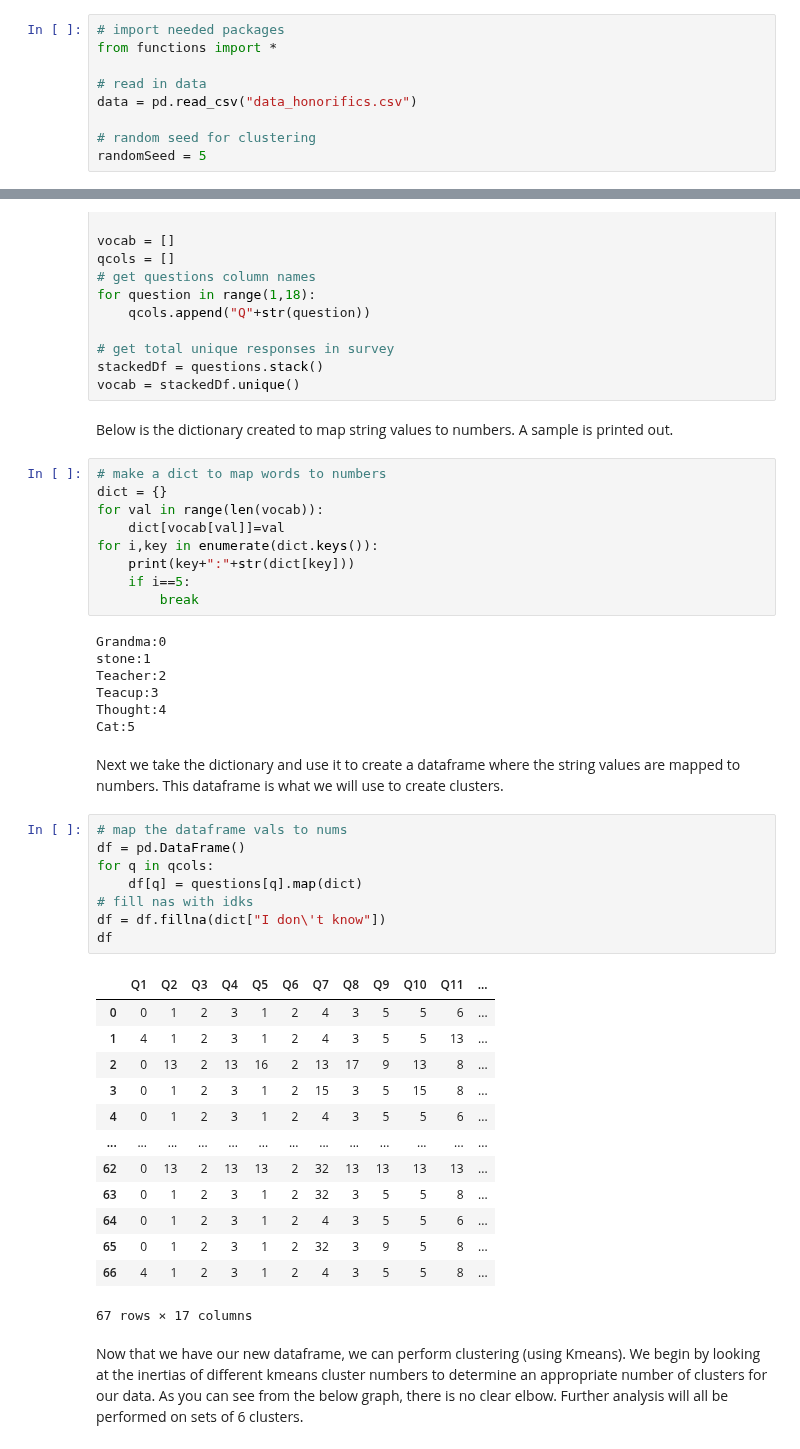
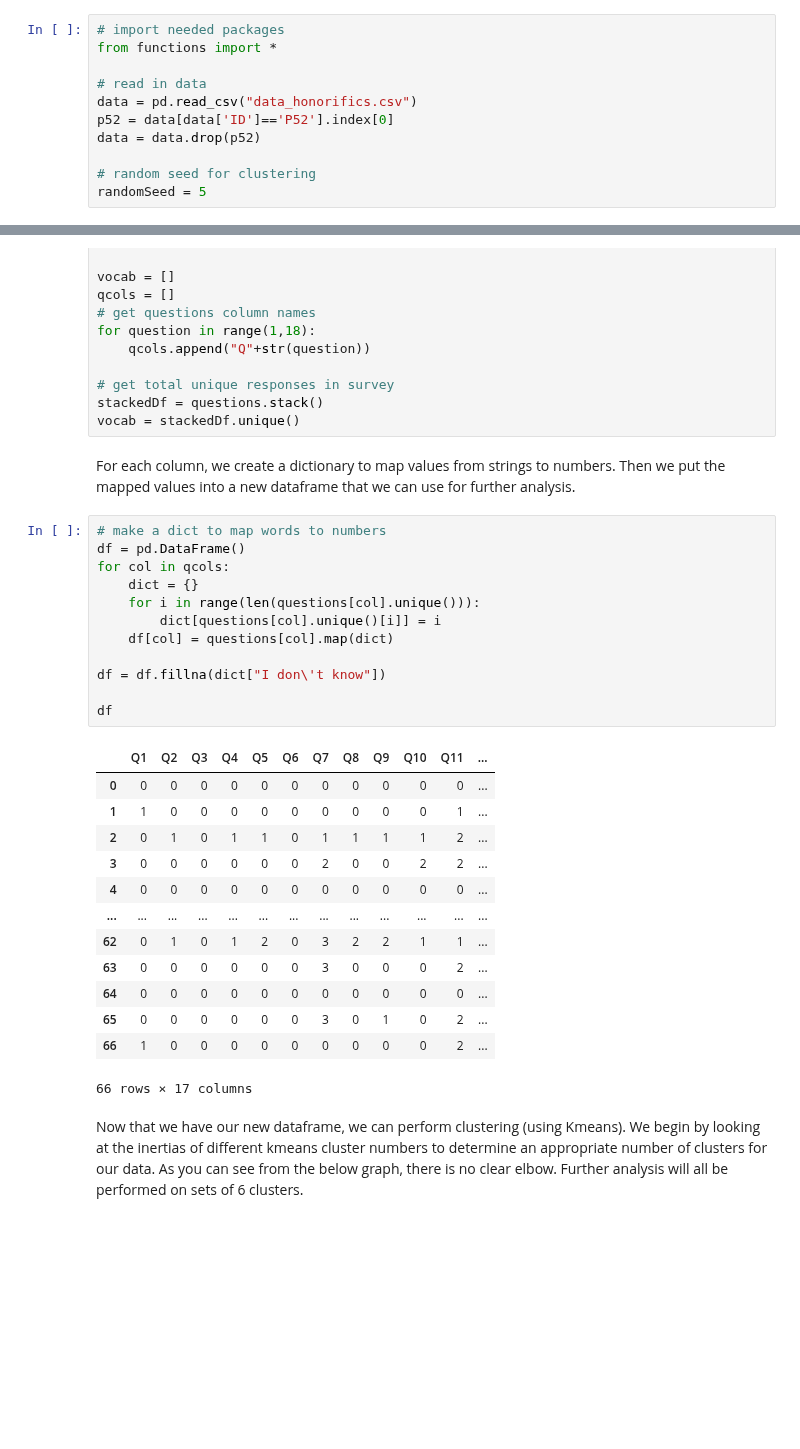
Before and after one commit to zstephe/zstephe.github.io, a Jupyter notebook: honorifics/clustering.ipynb, the cells around one changed output, grey strips where cells are left out. Saved outputs shown, nothing was run; the diff lists cells and outputs as text; blank space fills up the shorter version.

```diff
--- a/honorifics/clustering.ipynb
+++ b/honorifics/clustering.ipynb
@@ -6,6 +6,8 @@ from functions import *
 
 # read in data
 data = pd.read_csv("data_honorifics.csv")
+p52 = data[data['ID']=='P52'].index[0]
+data = data.drop(p52)
 
 # random seed for clustering
 randomSeed = 5
@@ -26,48 +28,34 @@ for question in range(1,18):
 # get total unique responses in survey
 stackedDf = questions.stack()
 vocab = stackedDf.unique()
-# %% [markdown]
-Below is the dictionary created to map string values to numbers. A sample is printed out.
-# %%
-# make a dict to map words to numbers
-dict = {}
-for val in range(len(vocab)):
-    dict[vocab[val]]=val
-for i,key in enumerate(dict.keys()):
-    print(key+":"+str(dict[key]))
-    if i==5:
-        break
-# %% [output]
-Grandma:0
-stone:1
-Teacher:2
-Teacup:3
-Thought:4
-Cat:5
-# %% [markdown]
-Next we take the dictionary and use it to create a dataframe where the string values are mapped to numbers. This dataframe is what we will use to create clusters.
+# %% [markdown]
+For each column, we create a dictionary to map values from strings to numbers. Then we put the mapped values into a new dataframe that we can use for further analysis.
 # %%
-# map the dataframe vals to nums
+# make a dict to map words to numbers
 df = pd.DataFrame()
-for q in qcols:
-    df[q] = questions[q].map(dict)
-# fill nas with idks
+for col in qcols:
+    dict = {}
+    for i in range(len(questions[col].unique())):
+        dict[questions[col].unique()[i]] = i
+    df[col] = questions[col].map(dict)
+
 df = df.fillna(dict["I don\'t know"])
+
 df
 # %% [output]
 |  | Q1 | Q2 | Q3 | Q4 | Q5 | Q6 | Q7 | Q8 | Q9 | Q10 | Q11 | ... |
-| 0 | 0 | 1 | 2 | 3 | 1 | 2 | 4 | 3 | 5 | 5 | 6 | ... |
-| 1 | 4 | 1 | 2 | 3 | 1 | 2 | 4 | 3 | 5 | 5 | 13 | ... |
-| 2 | 0 | 13 | 2 | 13 | 16 | 2 | 13 | 17 | 9 | 13 | 8 | ... |
-| 3 | 0 | 1 | 2 | 3 | 1 | 2 | 15 | 3 | 5 | 15 | 8 | ... |
-| 4 | 0 | 1 | 2 | 3 | 1 | 2 | 4 | 3 | 5 | 5 | 6 | ... |
+| 0 | 0 | 0 | 0 | 0 | 0 | 0 | 0 | 0 | 0 | 0 | 0 | ... |
+| 1 | 1 | 0 | 0 | 0 | 0 | 0 | 0 | 0 | 0 | 0 | 1 | ... |
+| 2 | 0 | 1 | 0 | 1 | 1 | 0 | 1 | 1 | 1 | 1 | 2 | ... |
+| 3 | 0 | 0 | 0 | 0 | 0 | 0 | 2 | 0 | 0 | 2 | 2 | ... |
+| 4 | 0 | 0 | 0 | 0 | 0 | 0 | 0 | 0 | 0 | 0 | 0 | ... |
 | ... | ... | ... | ... | ... | ... | ... | ... | ... | ... | ... | ... | ... |
-| 62 | 0 | 13 | 2 | 13 | 13 | 2 | 32 | 13 | 13 | 13 | 13 | ... |
-| 63 | 0 | 1 | 2 | 3 | 1 | 2 | 32 | 3 | 5 | 5 | 8 | ... |
-| 64 | 0 | 1 | 2 | 3 | 1 | 2 | 4 | 3 | 5 | 5 | 6 | ... |
-| 65 | 0 | 1 | 2 | 3 | 1 | 2 | 32 | 3 | 9 | 5 | 8 | ... |
-| 66 | 4 | 1 | 2 | 3 | 1 | 2 | 4 | 3 | 5 | 5 | 8 | ... |
+| 62 | 0 | 1 | 0 | 1 | 2 | 0 | 3 | 2 | 2 | 1 | 1 | ... |
+| 63 | 0 | 0 | 0 | 0 | 0 | 0 | 3 | 0 | 0 | 0 | 2 | ... |
+| 64 | 0 | 0 | 0 | 0 | 0 | 0 | 0 | 0 | 0 | 0 | 0 | ... |
+| 65 | 0 | 0 | 0 | 0 | 0 | 0 | 3 | 0 | 1 | 0 | 2 | ... |
+| 66 | 1 | 0 | 0 | 0 | 0 | 0 | 0 | 0 | 0 | 0 | 2 | ... |
-67 rows × 17 columns
+66 rows × 17 columns
 # %% [markdown]
 Now that we have our new dataframe, we can perform clustering (using Kmeans). We begin by looking at the inertias of different kmeans cluster numbers to determine an appropriate number of clusters for our data. As you can see from the below graph, there is no clear elbow. Further analysis will all be performed on sets of 6 clusters.
 # %%
```
Also changed, not shown: parts of 30 cells of this notebook, 1 other file.
